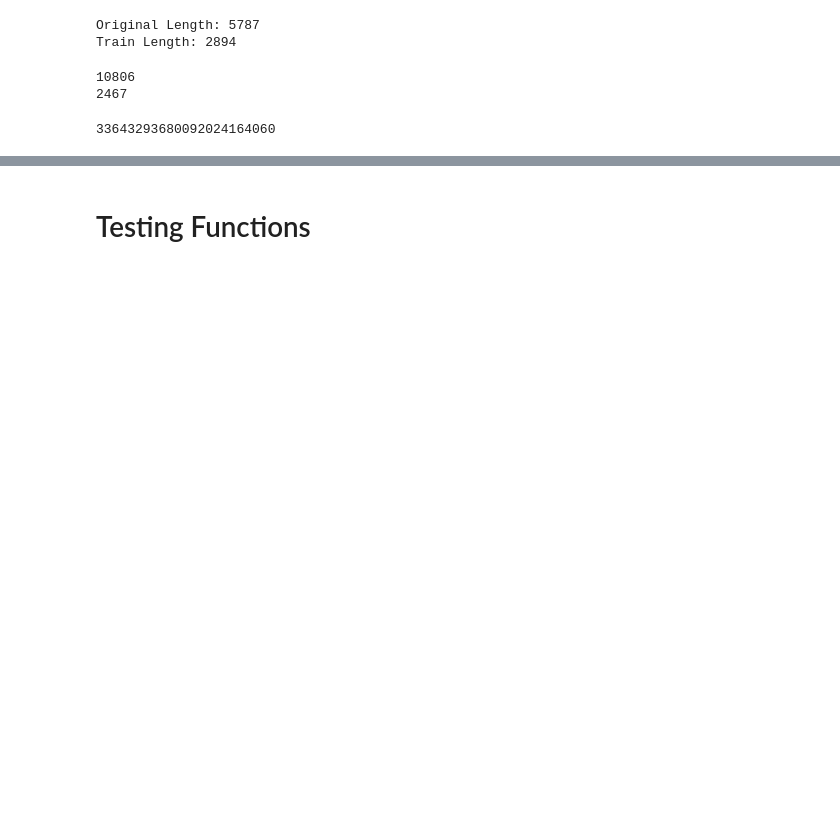
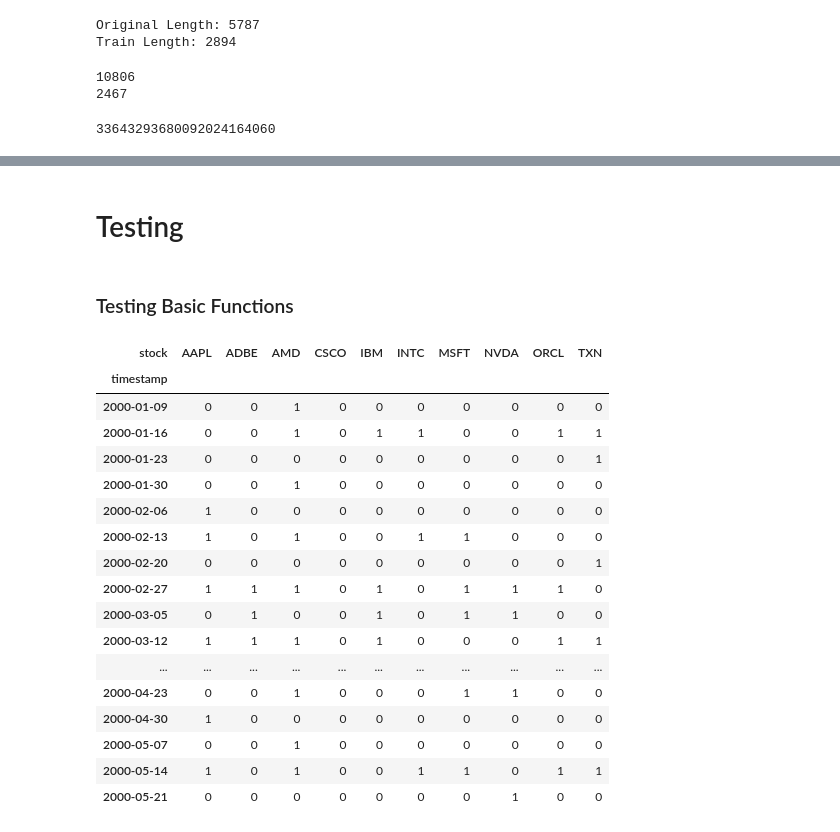
Before and after one commit to TInglefield/Math4920Project, a Jupyter notebook: Project_Draft7.ipynb, the cells around one changed output, grey strips where cells are left out. Saved outputs shown, nothing was run; the diff lists cells and outputs as text; code cells hidden in the pictures; blank space fills up the shorter version.

```diff
--- a/Project_Draft7.ipynb
+++ b/Project_Draft7.ipynb
@@ -302,2 +275,4 @@ def convert_log_to_df(cluster_dict):
+# %% [markdown]
+# Testing
 # %% [markdown]
-# Testing Functions
+### Testing Basic Functions
@@ -307,0 +279,25 @@ cluster_log = monthly_clustering(tech_sector_stocks, 120)
+# %%
+# lets try the weekly with the tech sector
+
+cluster_log = weekly_clustering(train_df[Market_dict['Technology']], 20)
+results = convert_log_to_df(cluster_log)
+results
+# %% [output]
+| stock | AAPL | ADBE | AMD | CSCO | IBM | INTC | MSFT | NVDA | ORCL | TXN |
+| timestamp |  |  |  |  |  |  |  |  |  |  |
+| 2000-01-09 | 0 | 0 | 1 | 0 | 0 | 0 | 0 | 0 | 0 | 0 |
+| 2000-01-16 | 0 | 0 | 1 | 0 | 1 | 1 | 0 | 0 | 1 | 1 |
+| 2000-01-23 | 0 | 0 | 0 | 0 | 0 | 0 | 0 | 0 | 0 | 1 |
+| 2000-01-30 | 0 | 0 | 1 | 0 | 0 | 0 | 0 | 0 | 0 | 0 |
+| 2000-02-06 | 1 | 0 | 0 | 0 | 0 | 0 | 0 | 0 | 0 | 0 |
+| 2000-02-13 | 1 | 0 | 1 | 0 | 0 | 1 | 1 | 0 | 0 | 0 |
+| 2000-02-20 | 0 | 0 | 0 | 0 | 0 | 0 | 0 | 0 | 0 | 1 |
+| 2000-02-27 | 1 | 1 | 1 | 0 | 1 | 0 | 1 | 1 | 1 | 0 |
+| 2000-03-05 | 0 | 1 | 0 | 0 | 1 | 0 | 1 | 1 | 0 | 0 |
+| 2000-03-12 | 1 | 1 | 1 | 0 | 1 | 0 | 0 | 0 | 1 | 1 |
+| ... | ... | ... | ... | ... | ... | ... | ... | ... | ... | ... |
+| 2000-04-23 | 0 | 0 | 1 | 0 | 0 | 0 | 1 | 1 | 0 | 0 |
+| 2000-04-30 | 1 | 0 | 0 | 0 | 0 | 0 | 0 | 0 | 0 | 0 |
+| 2000-05-07 | 0 | 0 | 1 | 0 | 0 | 0 | 0 | 0 | 0 | 0 |
+| 2000-05-14 | 1 | 0 | 1 | 0 | 0 | 1 | 1 | 0 | 1 | 1 |
+| 2000-05-21 | 0 | 0 | 0 | 0 | 0 | 0 | 0 | 1 | 0 | 0 |
```
Also changed, not shown: parts of 26 cells of this notebook.
